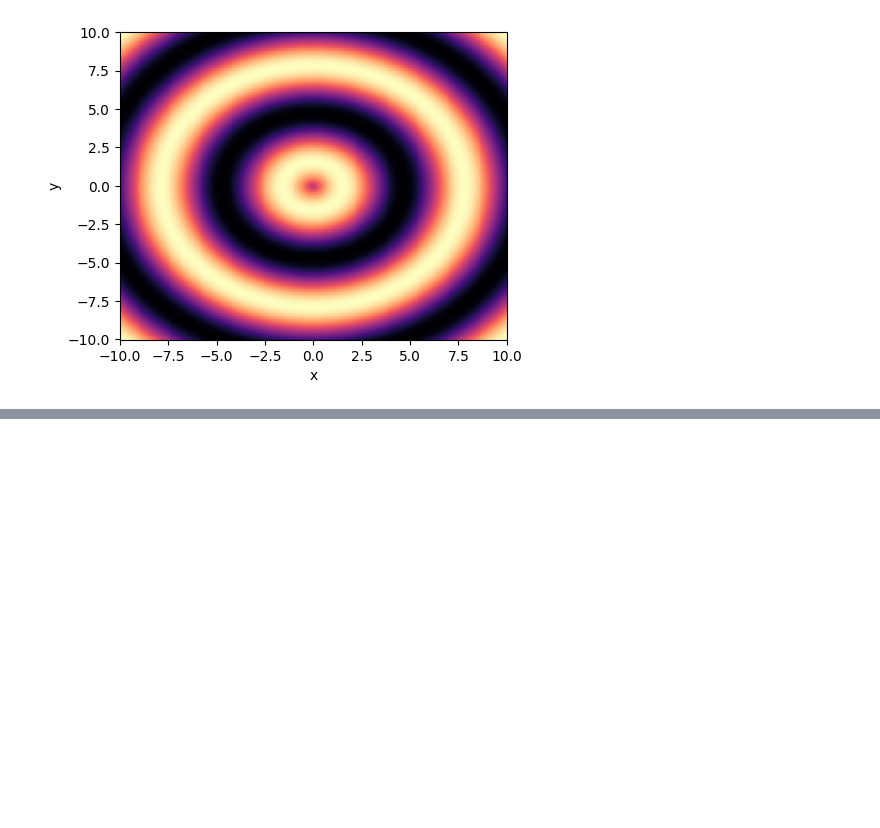
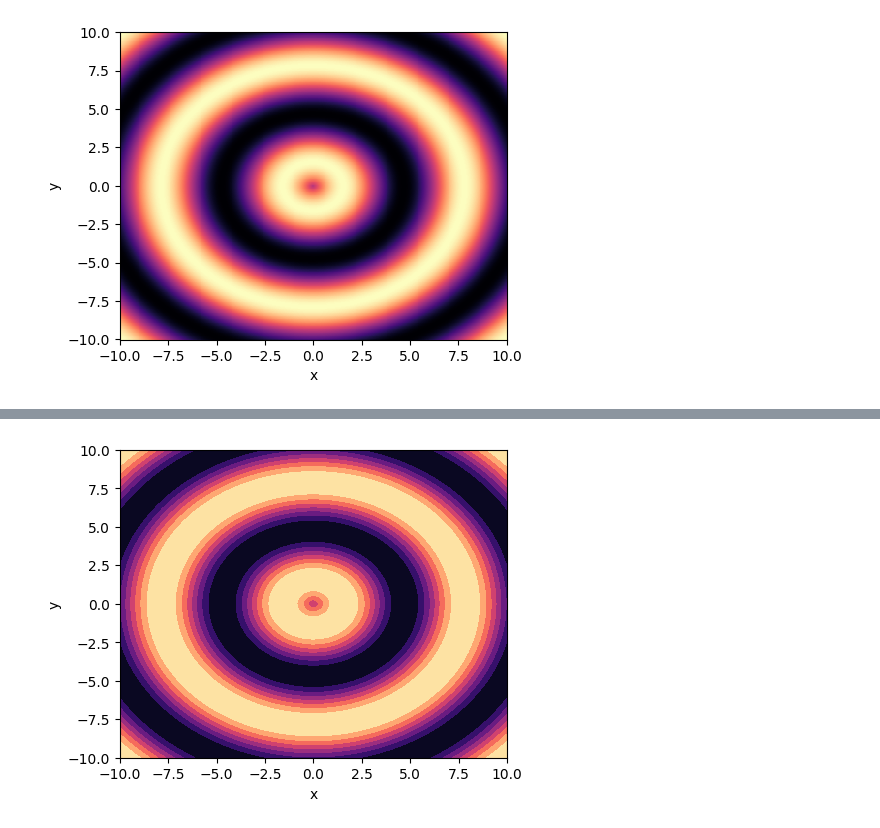
Before and after one commit to wbandabarragan/quantum-mechanics-1, a Jupyter notebook: unit-1/notebook_1.ipynb, the cells around one changed output, grey strips where cells are left out. Cells and saved outputs as stored; diff of their text form; code cells hidden in the pictures; blank space fills up the shorter version.

```diff
--- a/unit-1/notebook_1.ipynb
+++ b/unit-1/notebook_1.ipynb
@@ -144,0 +175,13 @@ plt.show()
+# %%
+# Plotting
+
+plt.figure(figsize=(5,4))
+
+plt.contourf(x_2D, y_2D, z_2D, cmap = 'magma')
+
+plt.xlabel('x')  # Customised labels for axes
+plt.ylabel('y')
+
+plt.show()
+# %% [output]
+[figure, added]
```
Also changed, not shown: parts of 7 cells of this notebook.
